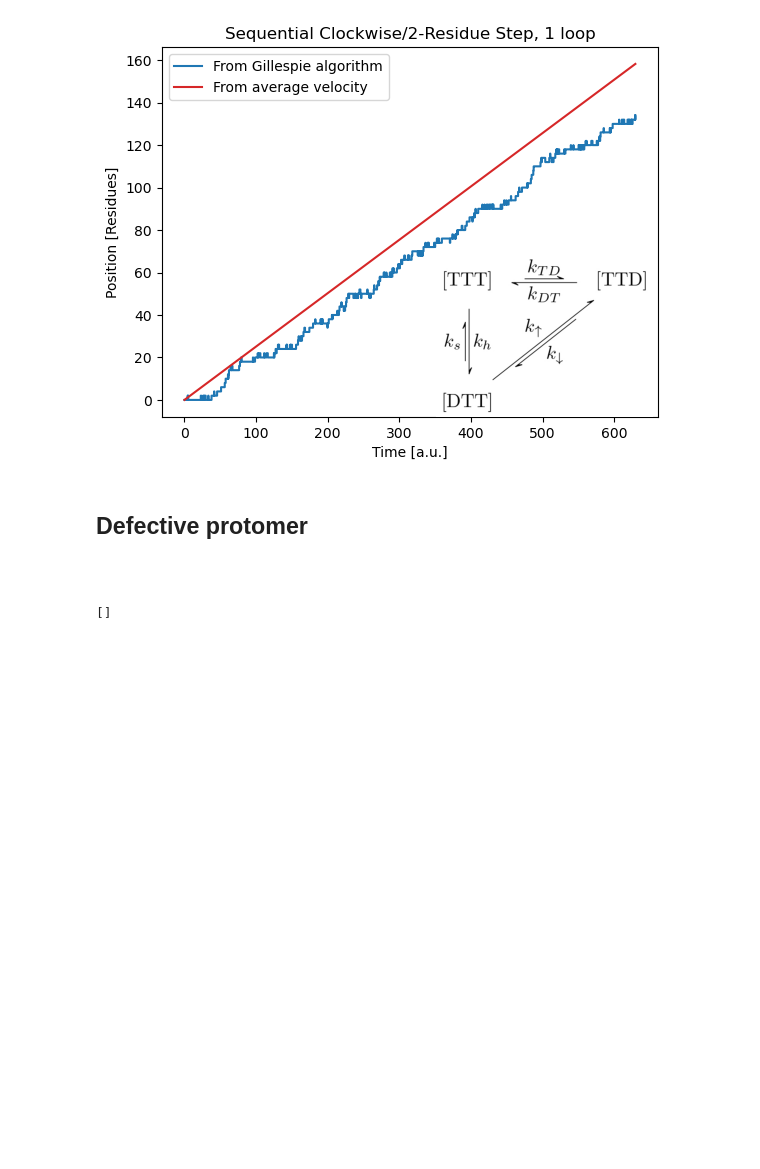
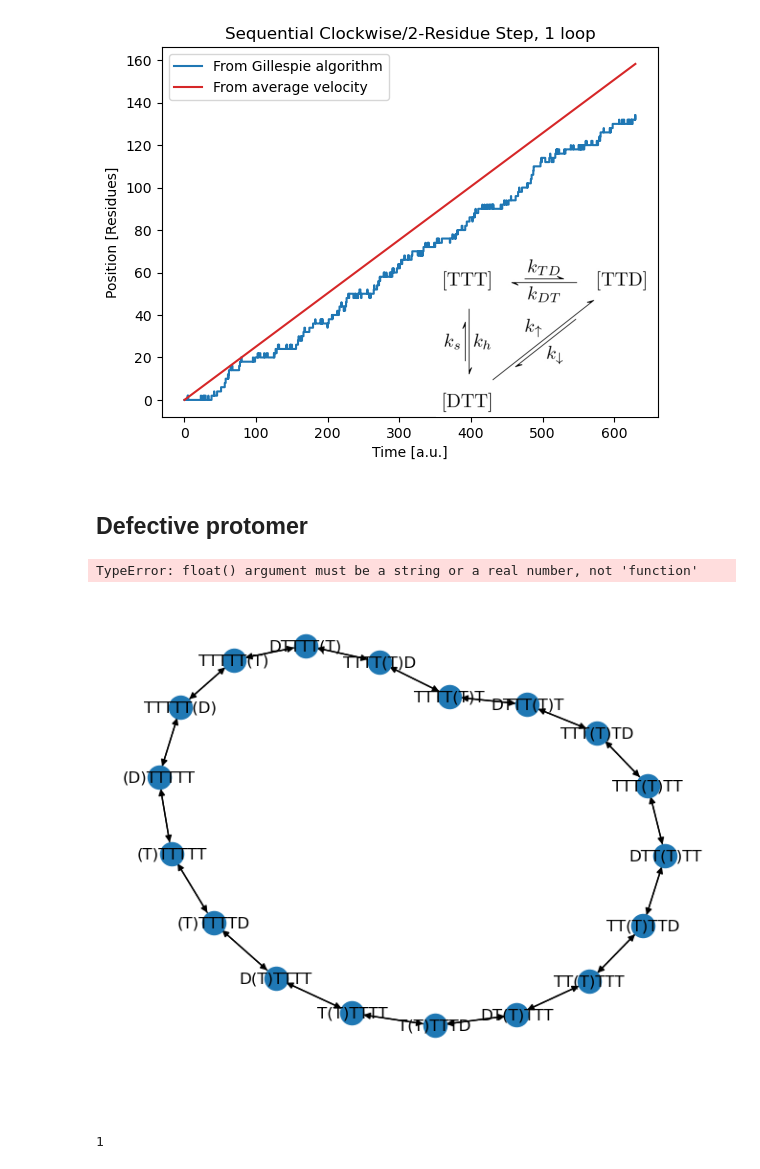
Before and after one commit to antmaier/Projet-de-Master, a Jupyter notebook: UnderstandingGillespieAlgorithm.ipynb, the cells around one changed output. Saved outputs shown, nothing was run; the diff lists cells and outputs as text; code cells hidden in the pictures; blank space fills up the shorter version.

Commit message:
In progress, bug with k_h_defective to fix

```diff
--- a/UnderstandingGillespieAlgorithm.ipynb
+++ b/UnderstandingGillespieAlgorithm.ipynb
@@ -853,10 +853,21 @@ ax = SC_2R_1_loop.plot_position_evolution(
 [figure]
 # %% [markdown]
 ## Defective protomer
+# %%
+defective_sc2r = DefectiveSC2R()
+nx.draw(defective_sc2r.kinetic_scheme, with_labels=True)
+probabilities = defective_sc2r._compute_probabilities()
+print(probabilities)
+# %% [output]
+TypeError: float() argument must be a string or a real number, not 'function'
+[figure, added]
 # %% [markdown]
 ##
-# %%
-a = [1,2,3]
-a[5:]
-# %% [output]
-[]
+# %%
+b = 0
+a = (lambda: 1
+    if b == 0
+    else lambda: 2)
+print(a())
+# %% [output]
+1
```
Also changed, not shown: parts of 4 cells of this notebook, 1 other file.
